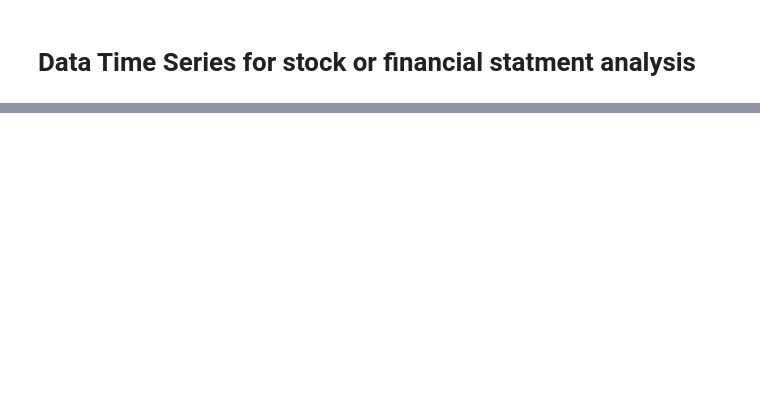
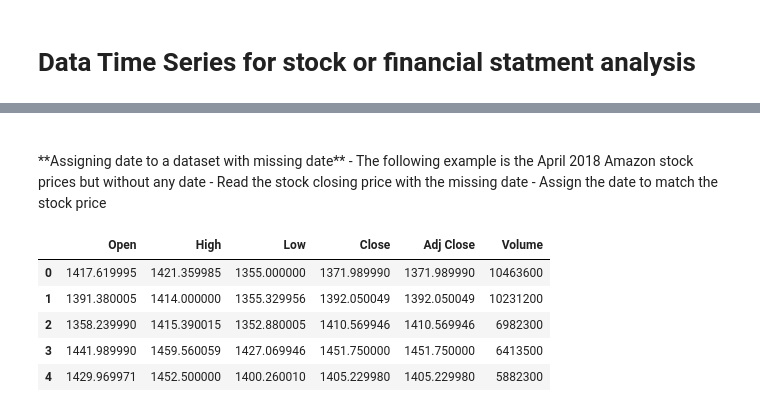
Before and after one commit to jasminjohnson/jasminjohnson.github.io, a Jupyter notebook: downloads/notebooks/PandasTimeSeriesAnalysis.ipynb, the cells around one changed output, grey strips where cells are left out. Cells and saved outputs as stored; diff of their text form; code cells hidden in the pictures; blank space fills up the shorter version.

```diff
--- a/downloads/notebooks/PandasTimeSeriesAnalysis.ipynb
+++ b/downloads/notebooks/PandasTimeSeriesAnalysis.ipynb
@@ -297,0 +147,17 @@ Freq: B, dtype: int32
+# %% [markdown]
+<br>
+**Assigning date to a dataset with missing date**
+    - The following example is the April 2018 Amazon stock prices but without any date
+    - Read the stock closing price with the missing date
+    - Assign the date to match the stock price
+# %%
+## Read April 2018 Amazon stock price without date column
+df1 = pd.read_csv('data\Amazon_No_Date.csv')
+df1.head()
+# %% [output]
+|  | Open | High | Low | Close | Adj Close | Volume |
+| 0 | 1417.619995 | 1421.359985 | 1355.000000 | 1371.989990 | 1371.989990 | 10463600 |
+| 1 | 1391.380005 | 1414.000000 | 1355.329956 | 1392.050049 | 1392.050049 | 10231200 |
+| 2 | 1358.239990 | 1415.390015 | 1352.880005 | 1410.569946 | 1410.569946 | 6982300 |
+| 3 | 1441.989990 | 1459.560059 | 1427.069946 | 1451.750000 | 1451.750000 | 6413500 |
+| 4 | 1429.969971 | 1452.500000 | 1400.260010 | 1405.229980 | 1405.229980 | 5882300 |
```
Also changed, not shown: parts of 63 cells of this notebook, 10 other files.
